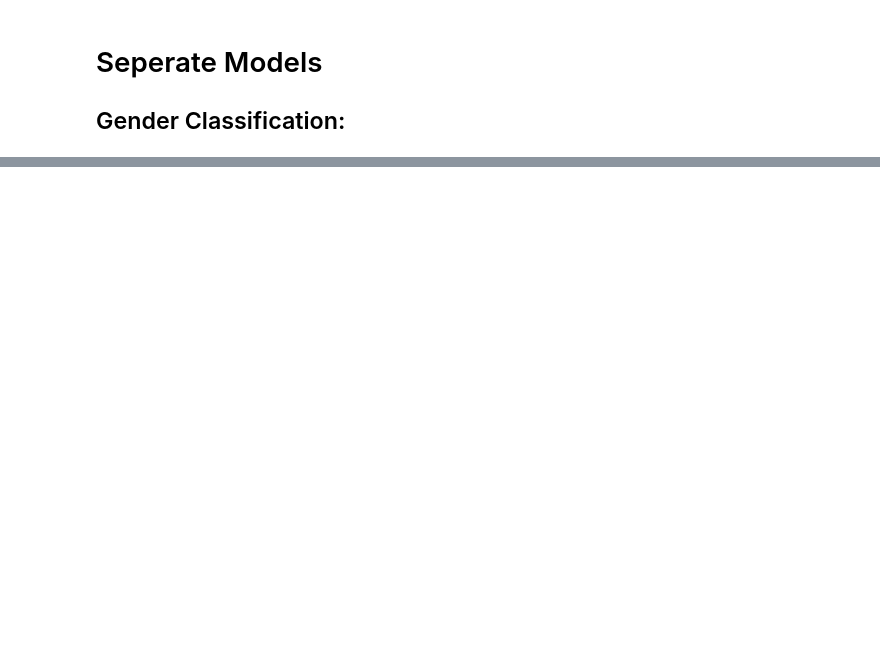
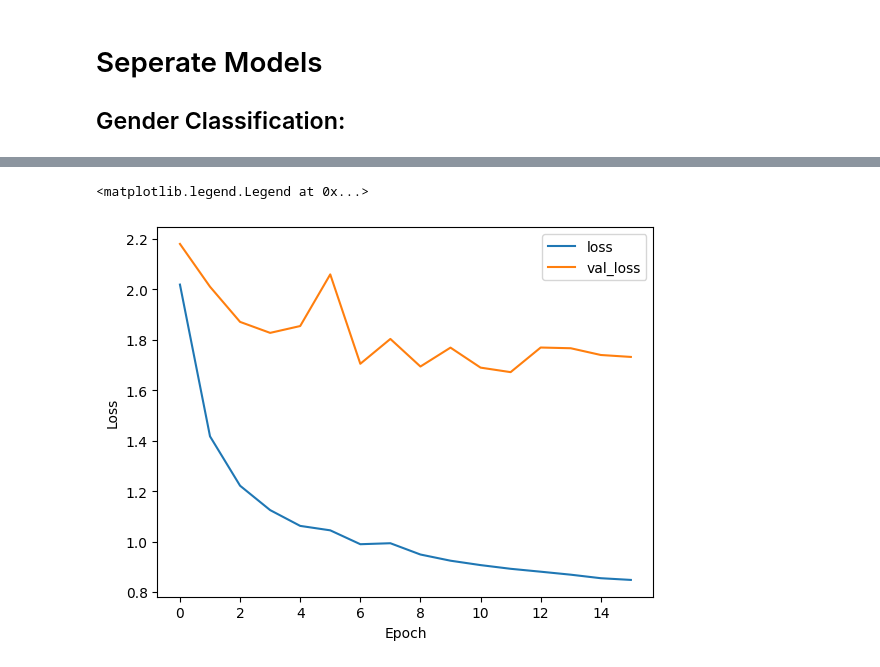
Before and after one commit to saakethkoka/ML-Lab2-Multi-Modal, a Jupyter notebook: celeb_faces.ipynb, the cells around one changed output, grey strips where cells are left out. Saved outputs shown, nothing was run; the diff lists cells and outputs as text; code cells hidden in the pictures; blank space fills up the shorter version.

```diff
--- a/celeb_faces.ipynb
+++ b/celeb_faces.ipynb
@@ -197,0 +475,7 @@ Epoch 1/100
+# %%
+history = multi_task_model.fit(X_train,
+        [Y_age_train, Y_gender_train],
+        epochs=25,
+        validation_data=(X_test, [Y_age_test, Y_gender_test]),
+        callbacks=[tf.keras.callbacks.EarlyStopping(monitor='val_loss', patience=4, restore_best_weights=True)],
+        batch_size=64)
@@ -197,0 +522,10 @@ Epoch 1/100
+# %%
+# plot history:
+plt.plot(history.history['loss'], label='loss')
+plt.plot(history.history['val_loss'], label = 'val_loss')
+plt.xlabel('Epoch')
+plt.ylabel('Loss')
+plt.legend()
+# %% [output]
+<matplotlib.legend.Legend at 0x...>
+[figure, added]
```
Also changed, not shown: parts of 23 cells of this notebook.
